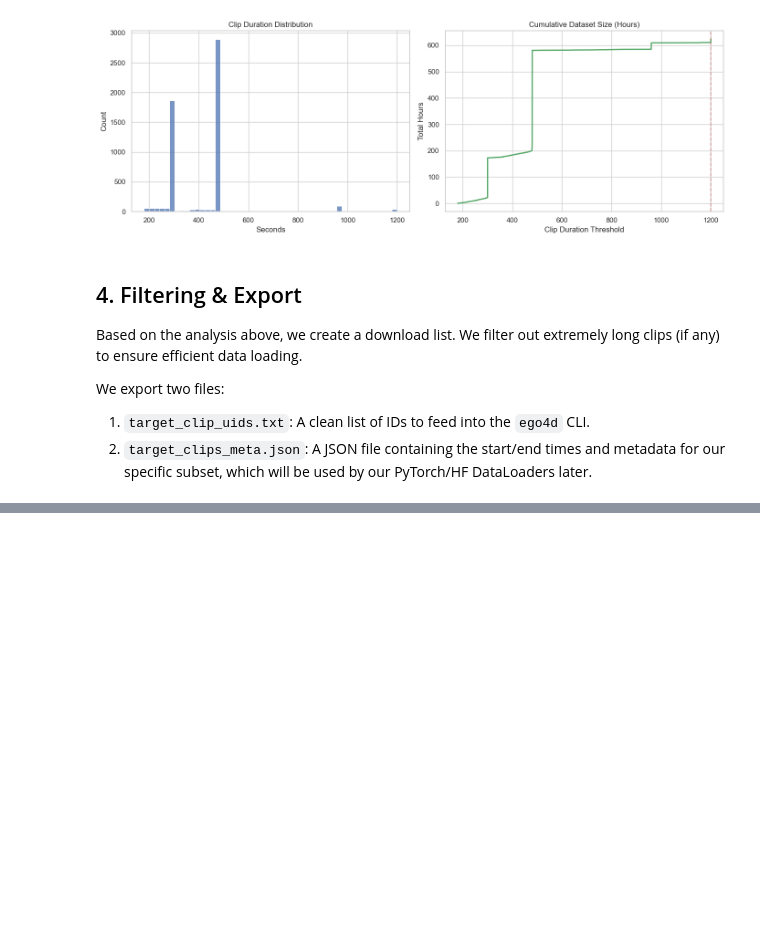
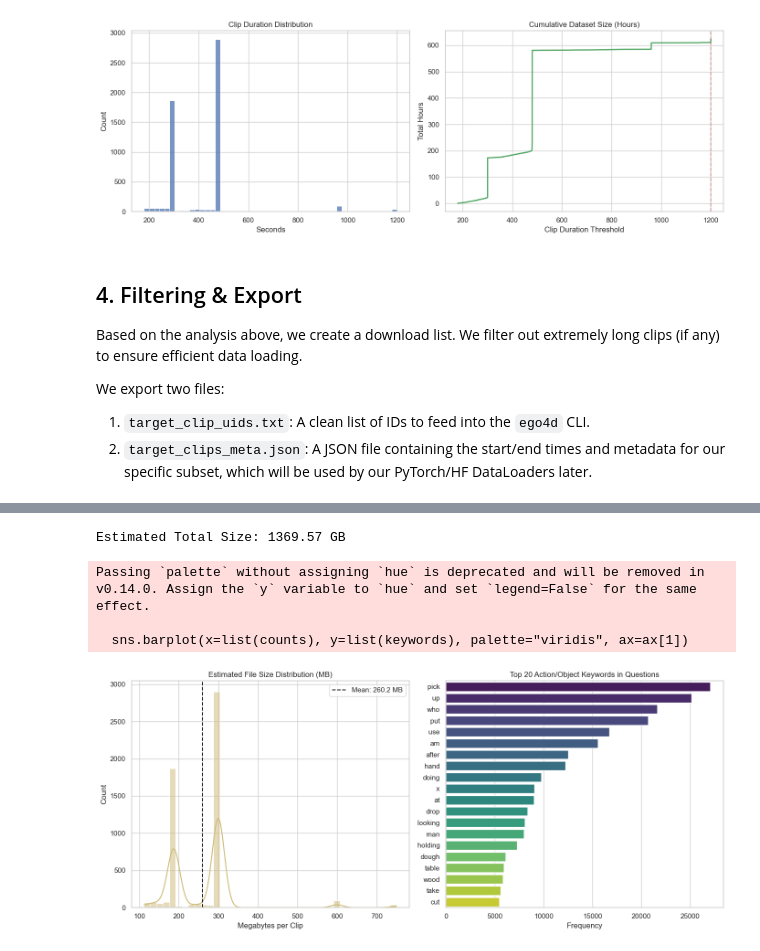
Before and after one commit to EPFL-AI-Team/IRIS, a Jupyter notebook: notebooks/vlm/05_dataset_tests.ipynb, the cells around one changed output, grey strips where cells are left out. Saved outputs shown, nothing was run; the diff lists cells and outputs as text; code cells hidden in the pictures; blank space fills up the shorter version.

Commit message:
Data analysis and scoping cells set

```diff
--- a/notebooks/vlm/05_dataset_tests.ipynb
+++ b/notebooks/vlm/05_dataset_tests.ipynb
@@ -19,7 +19,7 @@ import seaborn as sns
 
 # Project Paths
 BASE_DIR = Path("/Users/marcushamelink/Developer/ml/IRIS-personal-tests/data")
-DATA_DIR = BASE_DIR / "ego4d-data"
+DATA_DIR = BASE_DIR / "ego4d-downloaded-data"
 
 PATHS = {
     "annotations": BASE_DIR / "EgoTimeQA/unified/annotations.EgoTimeQA.json",
@@ -563,0 +156,77 @@ With MAX_DURATION = 20 min: 5351 clips (99.3%)
+# %%
+from collections import Counter
+import re
+
+# --- 1. Storage Estimation ---
+# Heuristic: 5 Mbps (megabits) per second = ~0.625 MB/s
+BITRATE_MBPS = 5
+MB_PER_SEC = BITRATE_MBPS / 8
+
+df["estimated_size_mb"] = df["duration"] * MB_PER_SEC
+
+print(f"Estimated Total Size: {df['estimated_size_mb'].sum() / 1024:.2f} GB")
+
+# --- 2. Keyword Analysis ---
+# We extract verbs/nouns from the questions to see what the "Lab" is doing
+all_text = " ".join([
+    item["question"].lower() for item in egotime_data if "question" in item
+])
+# Simple tokenization: remove punctuation and split
+words = re.findall(r"\w+", all_text)
+
+# Filter common stop words to find "meaningful" actions
+stop_words = {
+    "what",
+    "where",
+    "how",
+    "did",
+    "i",
+    "the",
+    "a",
+    "an",
+    "to",
+    "of",
+    "in",
+    "on",
+    "is",
+    "do",
+    "many",
+    "was",
+    "with",
+    "my",
+    "from",
+}
+meaningful_words = [w for w in words if w not in stop_words]
+
+# Get top 20 keywords
+common_keywords = Counter(meaningful_words).most_common(20)
+
+# --- Plotting ---
+fig, ax = plt.subplots(1, 2, figsize=(14, 6))
+
+# Plot A: File Size Distribution
+sns.histplot(df["estimated_size_mb"], bins=40, color="#ccb974", kde=True, ax=ax[0])
+ax[0].set_title("Estimated File Size Distribution (MB)")
+ax[0].set_xlabel("Megabytes per Clip")
+ax[0].axvline(
+    df["estimated_size_mb"].mean(),
+    color="k",
+    linestyle="--",
+    label=f"Mean: {df['estimated_size_mb'].mean():.1f} MB",
+)
+ax[0].legend()
+
+# Plot B: Content Keywords
+keywords, counts = zip(*common_keywords)
+sns.barplot(x=list(counts), y=list(keywords), palette="viridis", ax=ax[1])
+ax[1].set_title("Top 20 Action/Object Keywords in Questions")
+ax[1].set_xlabel("Frequency")
+
+plt.tight_layout()
+plt.show()
+# %% [output]
+Estimated Total Size: 1369.57 GB
+Passing `palette` without assigning `hue` is deprecated and will be removed in v0.14.0. Assign the `y` variable to `hue` and set `legend=False` for the same effect.
+
+  sns.barplot(x=list(counts), y=list(keywords), palette="viridis", ax=ax[1])
+[figure, added]
```
Also changed, not shown: parts of 12 cells of this notebook.
